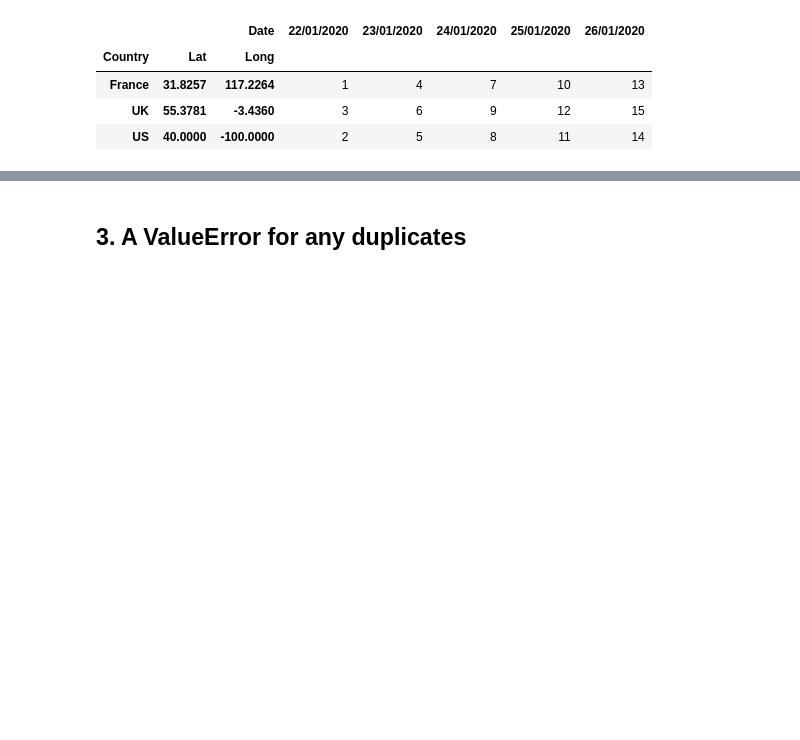
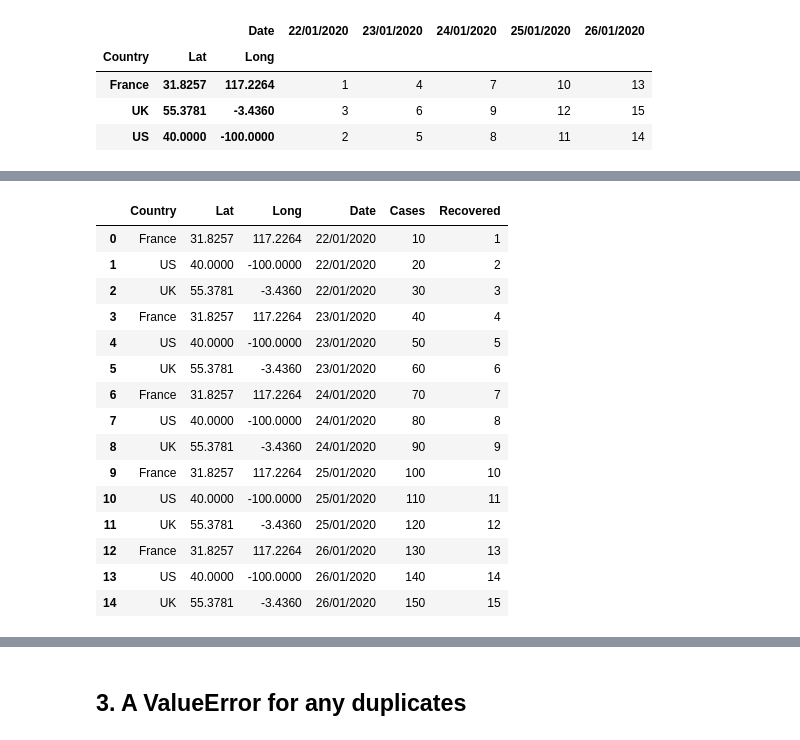
Before and after one commit to BindiChen/machine-learning, a Jupyter notebook: data-analysis/049-pandas-pivot/pivot.ipynb, the cells around one changed output, grey strips where cells are left out. Saved outputs shown, nothing was run; the diff lists cells and outputs as text; code cells hidden in the pictures; blank space fills up the shorter version.

```diff
--- a/data-analysis/049-pandas-pivot/pivot.ipynb
+++ b/data-analysis/049-pandas-pivot/pivot.ipynb
@@ -106,0 +134,20 @@ df_2.pivot(columns='Date', index=['Country', 'Lat', 'Long'], values='Cases')
+# %%
+df_3 = pd.read_csv('data-2.csv')
+df_3
+# %% [output]
+|  | Country | Lat | Long | Date | Cases | Recovered |
+| 0 | France | 31.8257 | 117.2264 | 22/01/2020 | 10 | 1 |
+| 1 | US | 40.0000 | -100.0000 | 22/01/2020 | 20 | 2 |
+| 2 | UK | 55.3781 | -3.4360 | 22/01/2020 | 30 | 3 |
+| 3 | France | 31.8257 | 117.2264 | 23/01/2020 | 40 | 4 |
+| 4 | US | 40.0000 | -100.0000 | 23/01/2020 | 50 | 5 |
+| 5 | UK | 55.3781 | -3.4360 | 23/01/2020 | 60 | 6 |
+| 6 | France | 31.8257 | 117.2264 | 24/01/2020 | 70 | 7 |
+| 7 | US | 40.0000 | -100.0000 | 24/01/2020 | 80 | 8 |
+| 8 | UK | 55.3781 | -3.4360 | 24/01/2020 | 90 | 9 |
+| 9 | France | 31.8257 | 117.2264 | 25/01/2020 | 100 | 10 |
+| 10 | US | 40.0000 | -100.0000 | 25/01/2020 | 110 | 11 |
+| 11 | UK | 55.3781 | -3.4360 | 25/01/2020 | 120 | 12 |
+| 12 | France | 31.8257 | 117.2264 | 26/01/2020 | 130 | 13 |
+| 13 | US | 40.0000 | -100.0000 | 26/01/2020 | 140 | 14 |
+| 14 | UK | 55.3781 | -3.4360 | 26/01/2020 | 150 | 15 |
```
Also changed, not shown: parts of 4 cells of this notebook, 7 other files.
